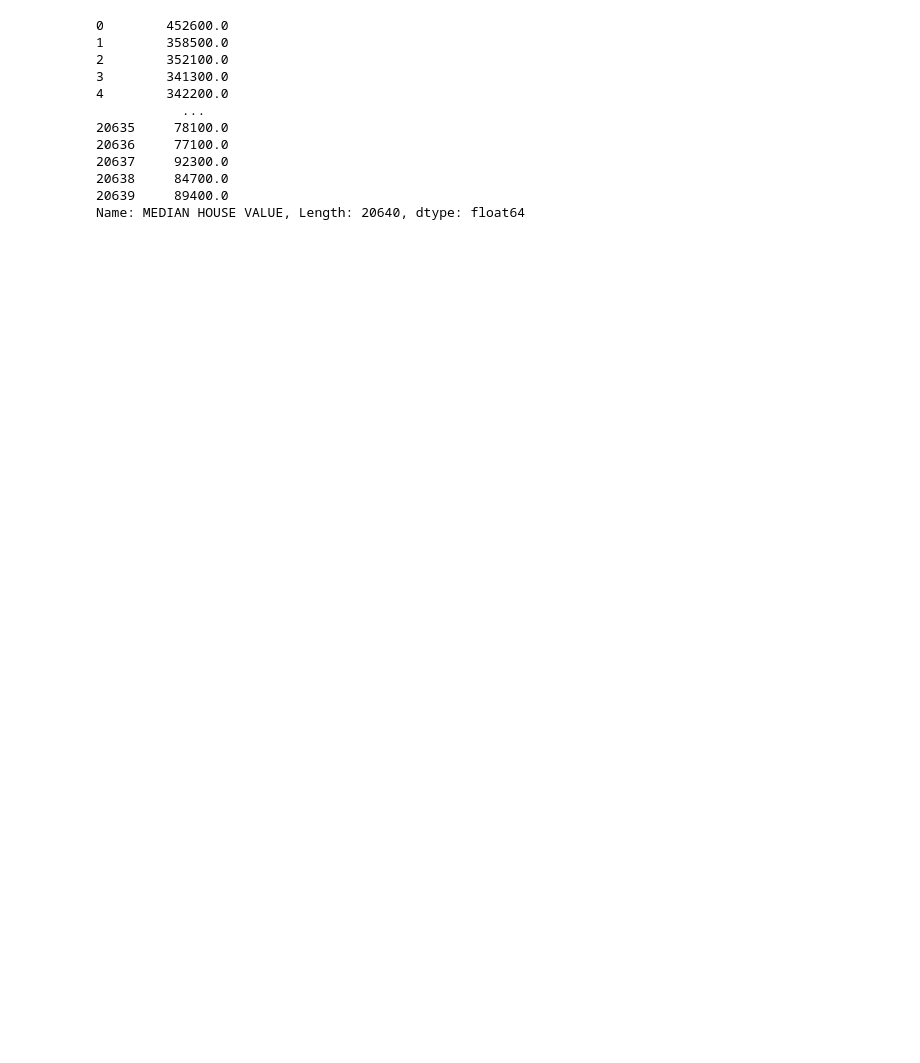
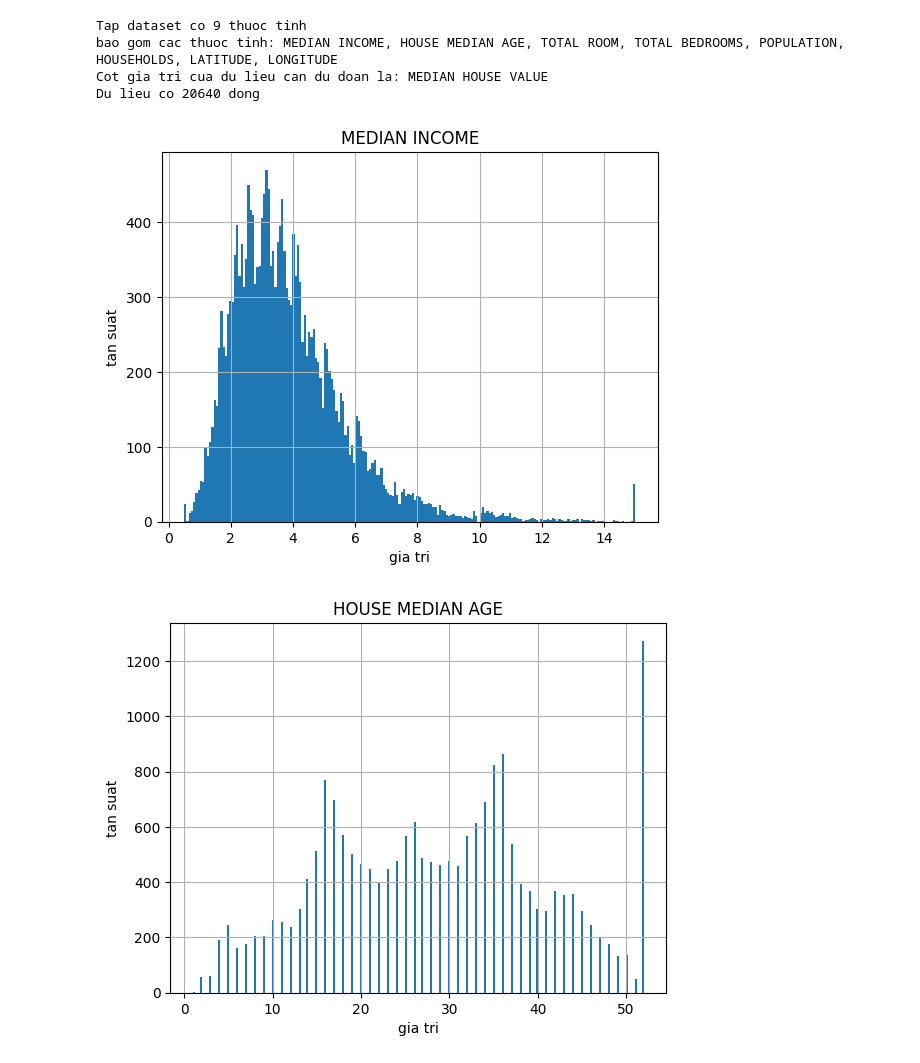
Before and after one commit to tinhvo12022003/MachineLearning, a Jupyter notebook: report_code.ipynb, the cells around one changed output. Drawn from its saved outputs; the diff is of its cells as text; code cells hidden in the pictures; blank space fills up the shorter version.

Commit message:
khao sat tap du lieu

```diff
--- a/report_code.ipynb
+++ b/report_code.ipynb
@@ -126,18 +7,17 @@ RMSE of Ensemble = 63253.138
 # %%
-DATA_LOADER = pd.read_csv('cadata.csv')
-DATA = DATA_LOADER.iloc[:, 1:]
-DATA_PRICE = DATA_LOADER.iloc[:, 0]
-print(DATA_PRICE)
+#Du doan gia nha
+DATA_LOADER = pd.read_csv('cadata.csv') #doc tap du lieu
+DATA_ATTR = DATA_LOADER.iloc[:, 1:] #cac gia tri cua thuoc tinh
+DATA_VALUES = DATA_LOADER.iloc[:, 0] #cot gia tri
+# print(DATA_ATTR)
-# %% [output]
-0        452600.0
-1        358500.0
-2        352100.0
-3        341300.0
-4        342200.0
-           ...
-20635     78100.0
-20636     77100.0
-20637     92300.0
-20638     84700.0
-20639     89400.0
-Name: MEDIAN HOUSE VALUE, Length: 20640, dtype: float64
+# %%
+#Khao sat du lieu
+col_names = DATA_LOADER.columns
+print("Tap dataset co {} thuoc tinh\nbao gom cac thuoc tinh: {}".format(col_names.size, ", ".join(np.array(col_names[1:]))))
+print("Cot gia tri cua du lieu can du doan la: {}".format(col_names[0]))
+print("Du lieu co {} dong".format(DATA_LOADER.shape[0]))
+# %% [output]
+Tap dataset co 9 thuoc tinh
+bao gom cac thuoc tinh: MEDIAN INCOME, HOUSE MEDIAN AGE, TOTAL ROOM, TOTAL BEDROOMS, POPULATION, HOUSEHOLDS, LATITUDE, LONGITUDE
+Cot gia tri cua du lieu can du doan la: MEDIAN HOUSE VALUE
+Du lieu co 20640 dong
@@ -143,0 +35,13 @@ Name: MEDIAN HOUSE VALUE, Length: 20640, dtype: float64
+# %%
+#Ve histogram
+for attr in col_names[1: ]:
+    values = np.array(DATA_ATTR[attr])
+    plt.hist(values, bins=200)
+    plt.title(attr)
+    plt.xlabel('gia tri')
+    plt.ylabel('tan suat')
+    plt.grid(True)
+    plt.show()
+# %% [output]
+[figure, added]
+[figure, added]
```
Also changed, not shown: parts of 7 cells of this notebook.
